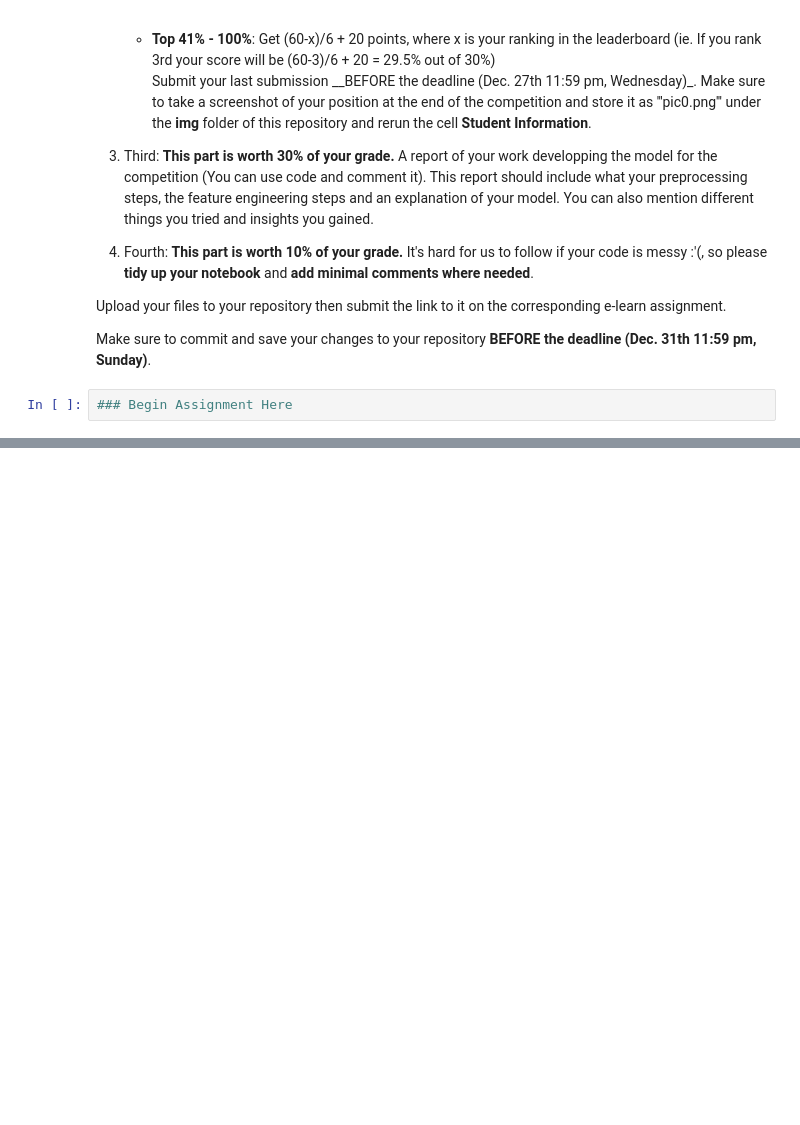
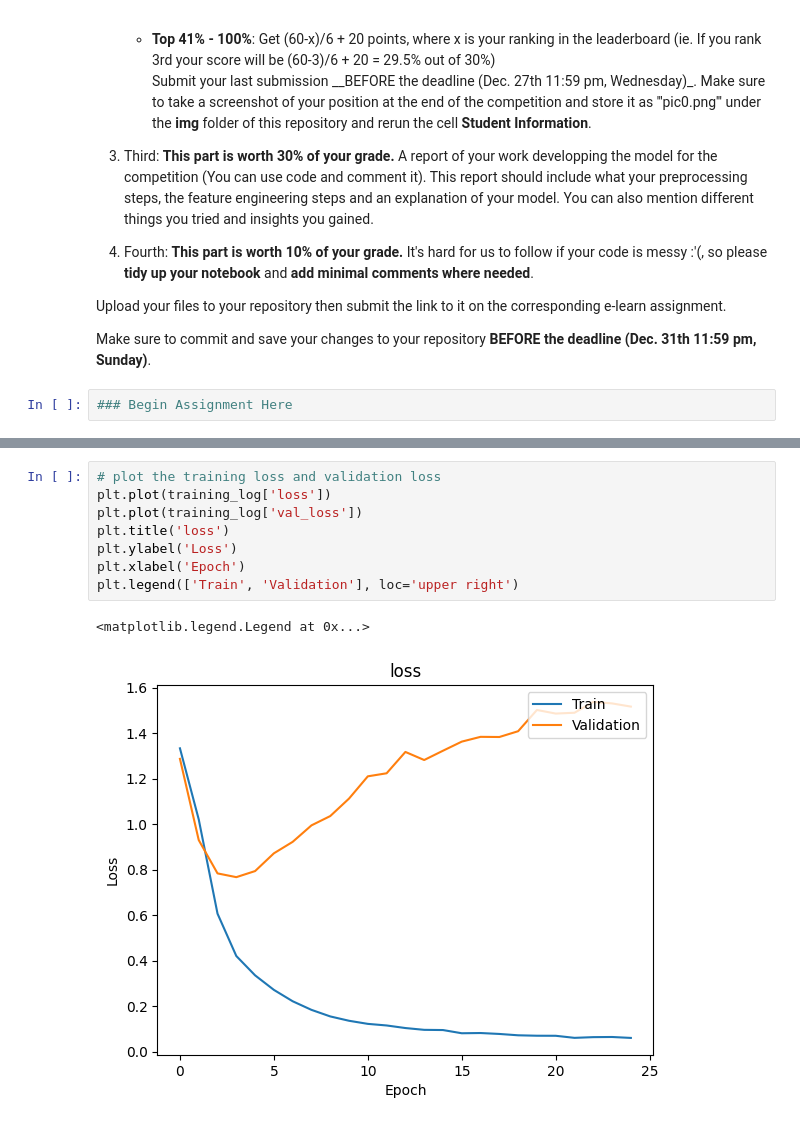
Before and after one commit to rolandlin18/DM2023-Lab2-Master, a Jupyter notebook: Homework/DM2023-Lab2-Homework.ipynb, the cells around one changed output, grey strips where cells are left out. Saved outputs shown, nothing was run; the diff lists cells and outputs as text; blank space fills up the shorter version.

```diff
--- a/Homework/DM2023-Lab2-Homework.ipynb
+++ b/Homework/DM2023-Lab2-Homework.ipynb
@@ -39,0 +275,11 @@ Make sure to commit and save your changes to your repository __BEFORE the deadli
+# %%
+# plot the training loss and validation loss
+plt.plot(training_log['loss'])
+plt.plot(training_log['val_loss'])
+plt.title('loss')
+plt.ylabel('Loss')
+plt.xlabel('Epoch')
+plt.legend(['Train', 'Validation'], loc='upper right')
+# %% [output]
+<matplotlib.legend.Legend at 0x...>
+[figure, added]
```
Also changed, not shown: parts of 32 cells of this notebook, 2 other files.
